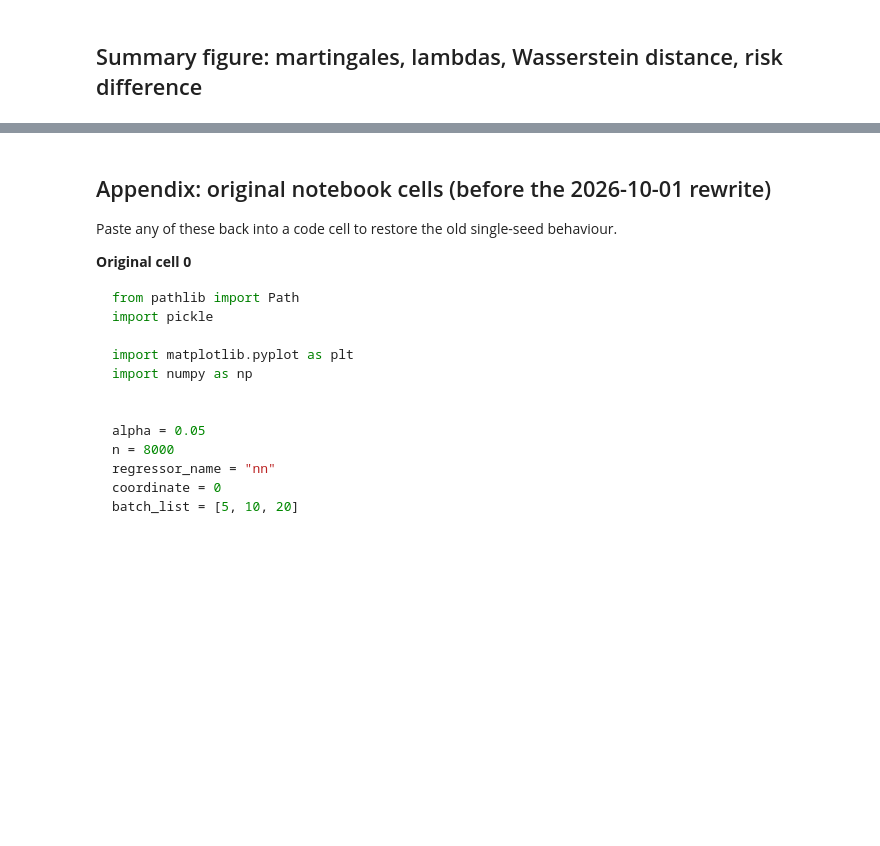
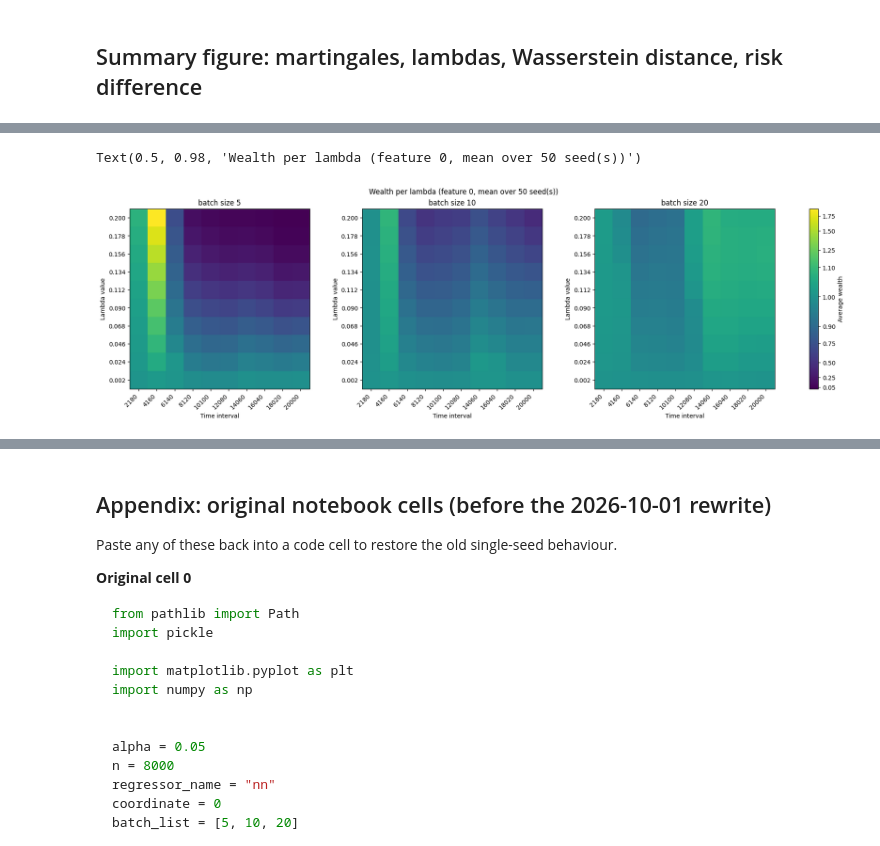
Before and after one commit to Antares01/sequential_ml_testing, a Jupyter notebook: src/experiments/generate_safety_plots.ipynb, the cells around one changed output, grey strips where cells are left out. Drawn from its saved outputs; the diff is of its cells as text; code cells hidden in the pictures; blank space fills up the shorter version.

```diff
--- a/src/experiments/generate_safety_plots.ipynb
+++ b/src/experiments/generate_safety_plots.ipynb
@@ -198,0 +213,48 @@ fig.savefig(f"safety_summary_model{regressor_name}_n{n}.pdf", bbox_inches="tight
+# %%
+n_intervals = 10
+lambda_values = np.linspace(0.01, 1, 10) / lambda_scale   # grid of prepare_lambda_parameters() in safety_simulations.py
+edges = np.linspace(n_init, n, n_intervals + 1)
+
+# Most average wealths sit close to 1, so a linear color scale shows them all in nearly the same color.
+# This norm stretches the colors around 1 with sign(w - 1) * |w - 1| ** gamma (gamma = 1 is linear).
+wealth_gamma = 0.5
+wealth_ticks = [0.05, 0.25, 0.5, 0.75, 0.9, 1, 1.1, 1.25, 1.5, 1.75]
+
+
+def wealth_norm(vmin, vmax, gamma=wealth_gamma):
+    def forward(w):
+        return np.sign(w - 1) * np.abs(w - 1) ** gamma
+
+    def inverse(z):
+        return 1 + np.sign(z) * np.abs(z) ** (1 / gamma)
+
+    return FuncNorm((forward, inverse), vmin=vmin, vmax=vmax)
+
+
+def colorbar_ticks(vmin, vmax):
+    return [t for t in wealth_ticks if vmin <= t <= vmax]
+
+
+def wealth_heatmap(b):
+    """Average wealth over the updates in each interval and over seeds, shape (n_lambdas, n_intervals)."""
+    wealths = stack([runs[s][1][coordinate][b][strategy]["wealth_history"] for s in seeds])  # (n_seeds, T, n_lambdas)
+    interval = np.digitize(update_times(wealths.shape[1], b), edges[1:-1])
+    return np.stack([wealths[:, interval == k].mean(axis=(0, 1)) for k in range(n_intervals)], axis=1)
+
+
+heatmaps = {b: wealth_heatmap(b) for b in batch_list}
+vmin = min(np.nanmin(h) for h in heatmaps.values())
+vmax = max(np.nanmax(h) for h in heatmaps.values())
+
+fig, axes = plt.subplots(1, len(batch_list), figsize=(6 * len(batch_list), 5.5), constrained_layout=True)
+for ax, b in zip(axes, batch_list):
+    im = ax.imshow(heatmaps[b], origin="lower", cmap="viridis", norm=wealth_norm(vmin, vmax))
+    ax.set_xticks(range(n_intervals), [f"{hi:.0f}" for _, hi in zip(edges[:-1], edges[1:])], # {lo:.0f}–
+                  rotation=45, ha="right")
+    ax.set_yticks(range(len(lambda_values)), [f"{lam:.3f}" for lam in lambda_values])
+    ax.set(title=f"batch size {b}", xlabel="Time interval", ylabel="Lambda value")
+fig.colorbar(im, ax=axes, label="Average wealth", ticks=colorbar_ticks(vmin, vmax))
+fig.suptitle(f"Wealth per lambda (feature {coordinate}, {seeds_note()})")
+# %% [output]
+Text(0.5, 0.98, 'Wealth per lambda (feature 0, mean over 50 seed(s))')
+[figure, added]
```
Also changed, not shown: parts of 12 cells of this notebook, 6 other files.
